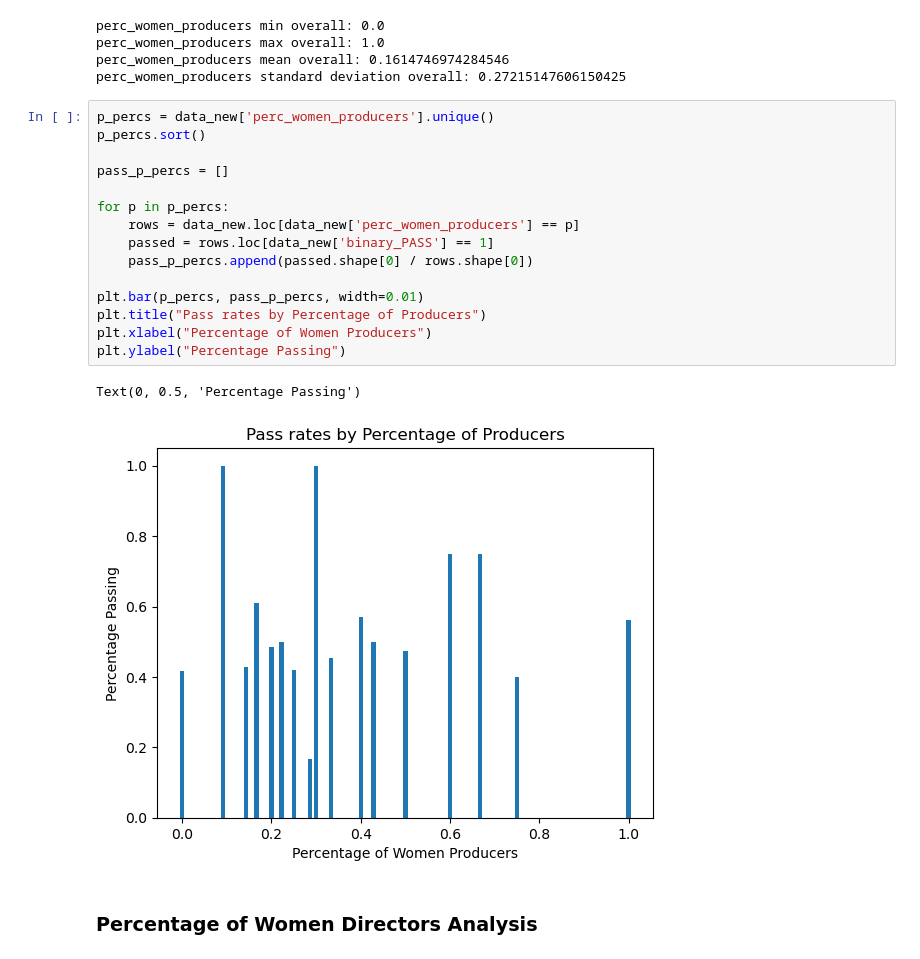
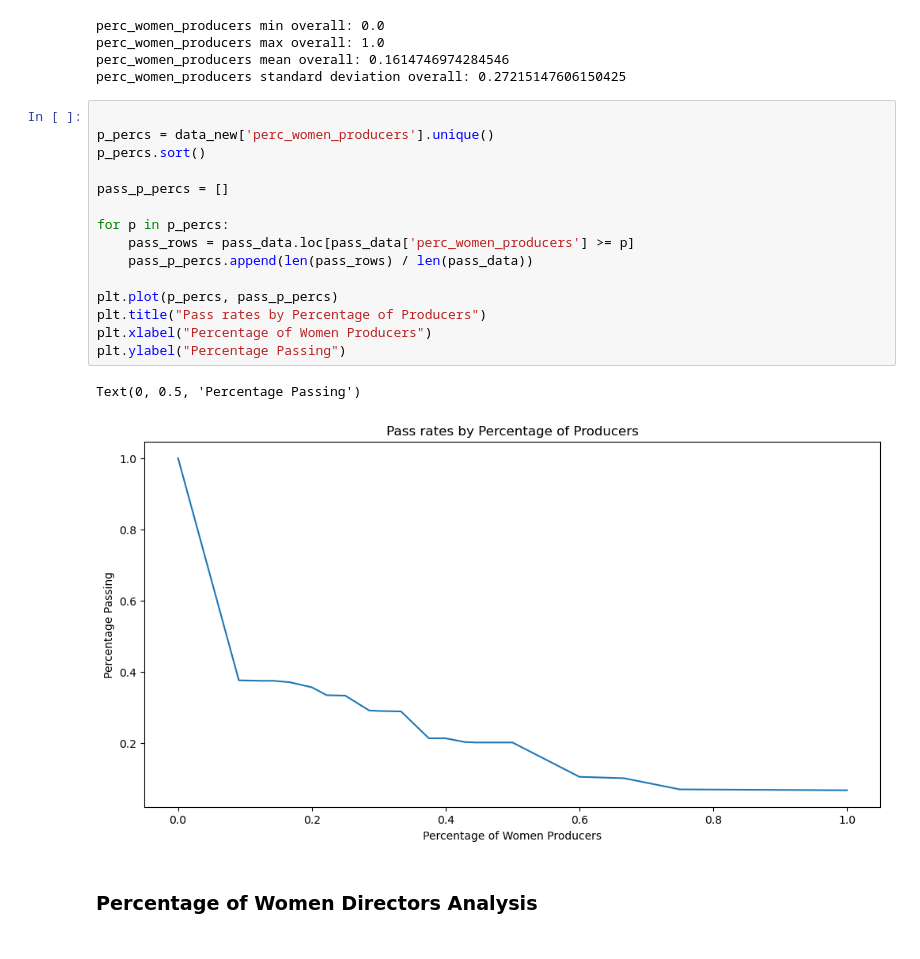
Before and after one commit to haileydennis/bechdel-analysis, a Jupyter notebook: Bechdel_Analysis_ALL.ipynb, the cells around one changed output. Saved outputs shown, nothing was run; the diff lists cells and outputs as text.

```diff
--- a/Bechdel_Analysis_ALL.ipynb
+++ b/Bechdel_Analysis_ALL.ipynb
@@ -660,23 +664,23 @@ perc_women_producers max overall: 1.0
 perc_women_producers mean overall: 0.1614746974284546
 perc_women_producers standard deviation overall: 0.27215147606150425
 # %%
+
 p_percs = data_new['perc_women_producers'].unique()
 p_percs.sort()
 
 pass_p_percs = []
 
 for p in p_percs:
-    rows = data_new.loc[data_new['perc_women_producers'] == p]
-    passed = rows.loc[data_new['binary_PASS'] == 1]
-    pass_p_percs.append(passed.shape[0] / rows.shape[0])
+    pass_rows = pass_data.loc[pass_data['perc_women_producers'] >= p]
+    pass_p_percs.append(len(pass_rows) / len(pass_data))
 
-plt.bar(p_percs, pass_p_percs, width=0.01)
+plt.plot(p_percs, pass_p_percs)
 plt.title("Pass rates by Percentage of Producers")
 plt.xlabel("Percentage of Women Producers")
 plt.ylabel("Percentage Passing")
 # %% [output]
 Text(0, 0.5, 'Percentage Passing')
-[figure, old version]
+[figure, new version]
 # %% [markdown]
 ### Percentage of Women Directors Analysis
 # %%
```
Also changed, not shown: parts of 44 cells of this notebook, 6 other files.
